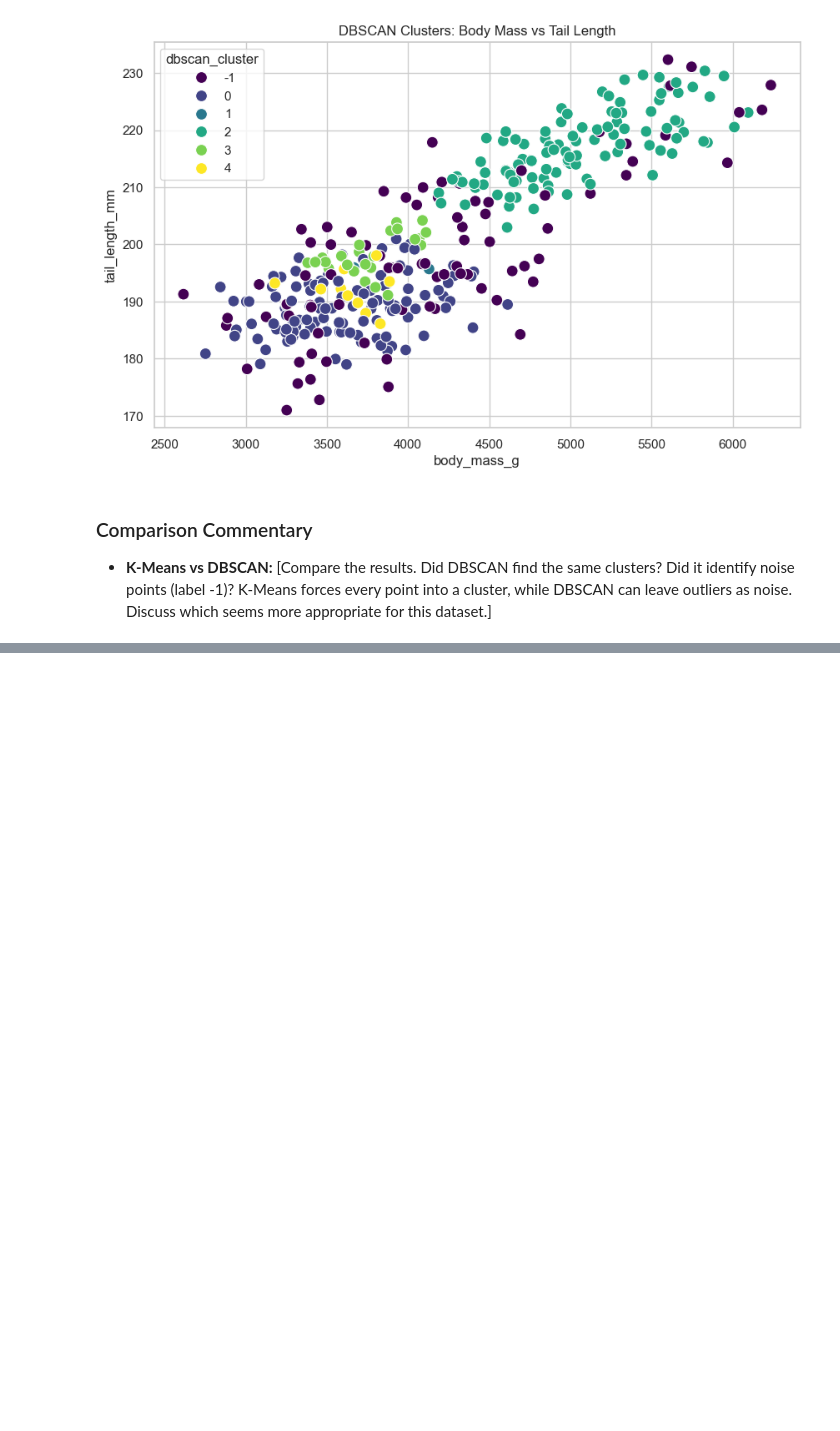
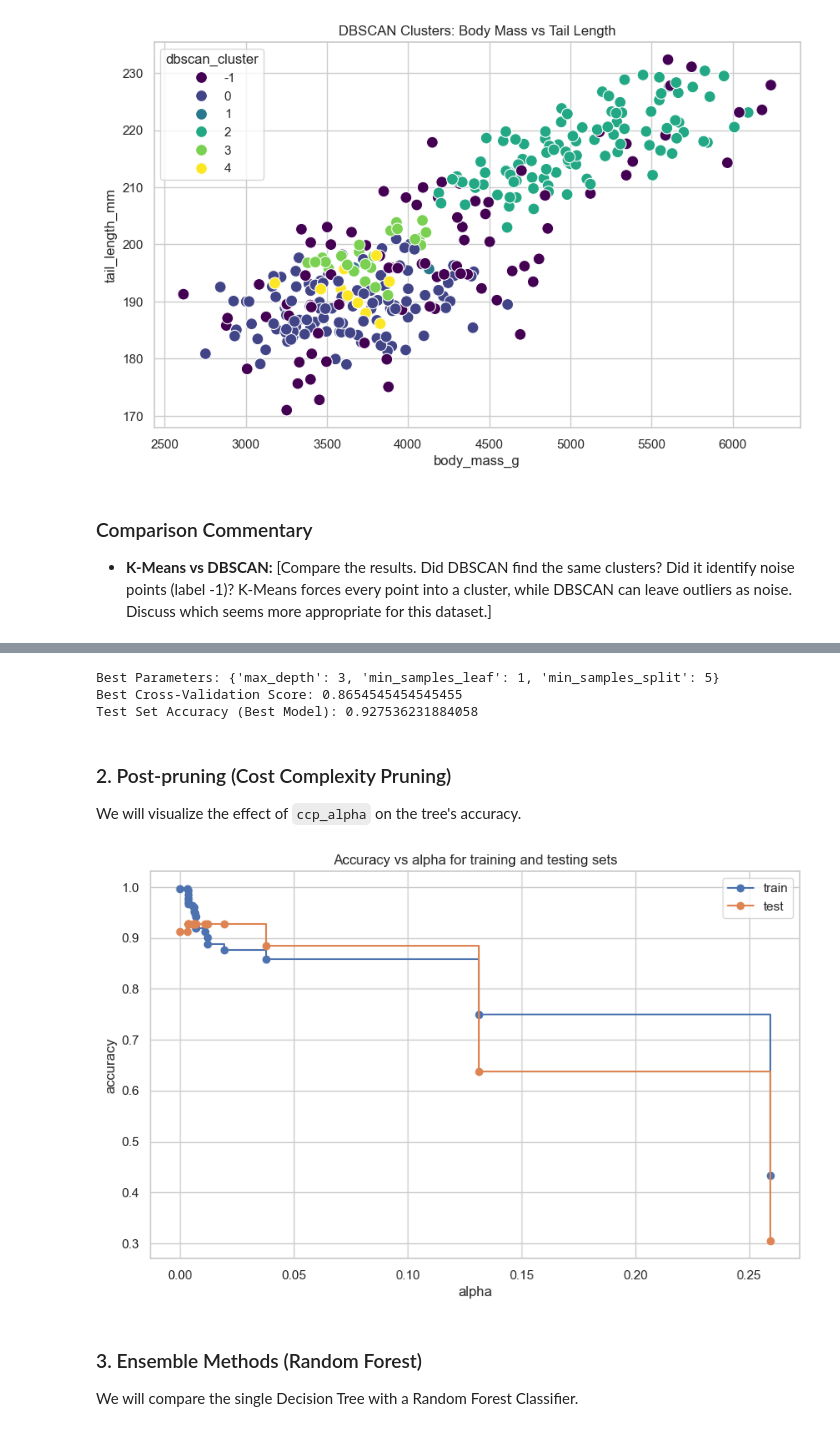
Before and after one commit to AhmedIkram05/Scottish-Haggis-Data-Mining, a Jupyter notebook: haggis_analysis.ipynb, the cells around one changed output, grey strips where cells are left out. Cells and saved outputs as stored; diff of their text form; code cells hidden in the pictures; blank space fills up the shorter version.

```diff
--- a/haggis_analysis.ipynb
+++ b/haggis_analysis.ipynb
@@ -302,0 +424,51 @@ Name: count, dtype: int64
+# %%
+from sklearn.model_selection import GridSearchCV
+
+param_grid = {
+    'max_depth': [None, 3, 5, 7, 10],
+    'min_samples_split': [2, 5, 10],
+    'min_samples_leaf': [1, 2, 4]
+}
+
+grid_search = GridSearchCV(DecisionTreeClassifier(random_state=42), param_grid, cv=5, scoring='accuracy')
+grid_search.fit(X_train, y_train)
+
+print("Best Parameters:", grid_search.best_params_)
+print("Best Cross-Validation Score:", grid_search.best_score_)
+
+# Evaluate the best model
+best_dt = grid_search.best_estimator_
+print("Test Set Accuracy (Best Model):", accuracy_score(y_test, best_dt.predict(X_test)))
+# %% [output]
+Best Parameters: {'max_depth': 3, 'min_samples_leaf': 1, 'min_samples_split': 5}
+Best Cross-Validation Score: 0.8654545454545455
+Test Set Accuracy (Best Model): 0.927536231884058
+# %% [markdown]
+### 2. Post-pruning (Cost Complexity Pruning)
+We will visualize the effect of `ccp_alpha` on the tree's accuracy.
+# %%
+path = dt_classifier.cost_complexity_pruning_path(X_train, y_train)
+ccp_alphas, impurities = path.ccp_alphas, path.impurities
+
+clfs = []
+for ccp_alpha in ccp_alphas:
+    clf = DecisionTreeClassifier(random_state=42, ccp_alpha=ccp_alpha)
+    clf.fit(X_train, y_train)
+    clfs.append(clf)
+
+train_scores = [clf.score(X_train, y_train) for clf in clfs]
+test_scores = [clf.score(X_test, y_test) for clf in clfs]
+
+plt.figure(figsize=(10, 6))
+plt.plot(ccp_alphas, train_scores, marker='o', label="train", drawstyle="steps-post")
+plt.plot(ccp_alphas, test_scores, marker='o', label="test", drawstyle="steps-post")
+plt.xlabel("alpha")
+plt.ylabel("accuracy")
+plt.title("Accuracy vs alpha for training and testing sets")
+plt.legend()
+plt.show()
+# %% [output]
+[figure, added]
+# %% [markdown]
+### 3. Ensemble Methods (Random Forest)
+We will compare the single Decision Tree with a Random Forest Classifier.
```
Also changed, not shown: parts of 11 cells of this notebook.
